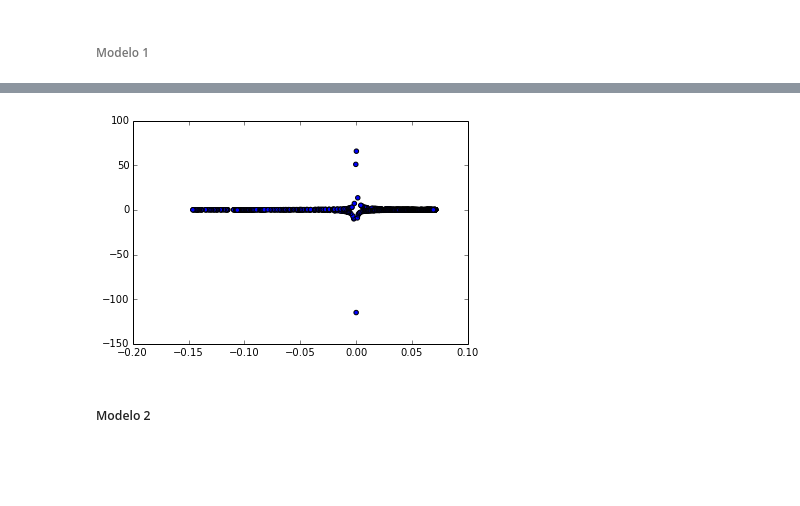
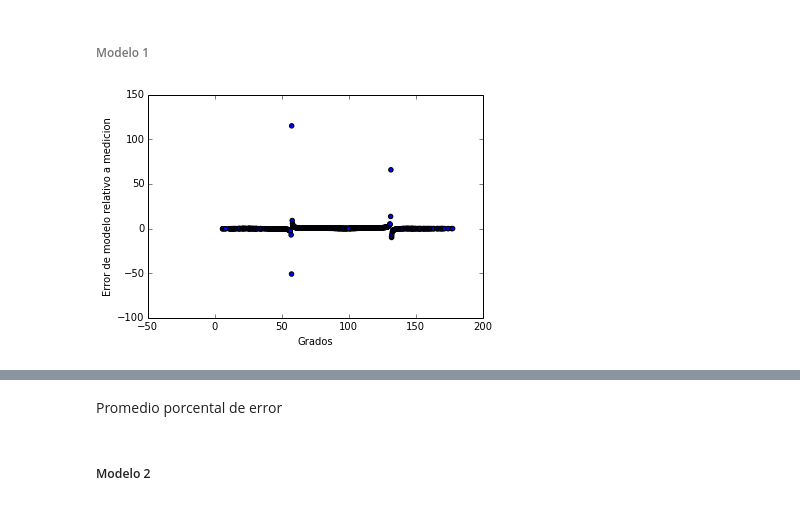
Before and after one commit to JuanDiegoArango/Tarea-4, a Jupyter notebook: Tarea Computacional.ipynb, the cells around one changed output, grey strips where cells are left out. Saved outputs shown, nothing was run; the diff lists cells and outputs as text; code cells hidden in the pictures; blank space fills up the shorter version.

```diff
--- a/Tarea Computacional.ipynb
+++ b/Tarea Computacional.ipynb
@@ -183,8 +185,11 @@ Se usa el modelo para obtener los valores de fluctuaciones y se encuentra el por
 # %% [markdown]
 ###### Modelo 1
 # %%
-b=Constantes_1[0]*cos(2.0*theta*pi/180.0)+Constantes_1[1]
-print abs((fluctuaciones-b)/fluctuaciones).mean()*100
-scatter(fluctuaciones,(fluctuaciones-b)/fluctuaciones)
+a=Constantes_1[0]*cos(2.0*theta*pi/180.0)+Constantes_1[1]
+scatter(theta,abs(a-fluctuaciones)/fluctuaciones)
+xlabel('Grados')
+ylabel('Error de modelo relativo a medicion')
 show()
+abs((fluctuaciones-a)/fluctuaciones).mean()*100
 # %% [output]
+[figure, new version]
@@ -192,4 +197,5 @@ show()
-[figure, old version]
+# %% [markdown]
+Promedio porcental de error
 # %% [markdown]
 ##### Modelo 2
 # %%
```
Also changed, not shown: parts of 7 cells of this notebook.
